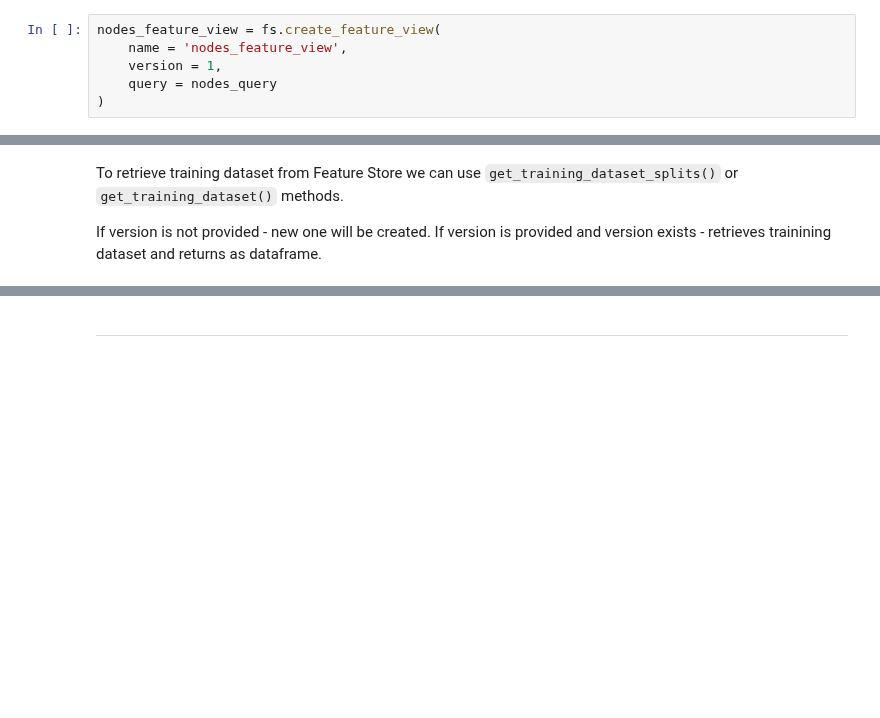
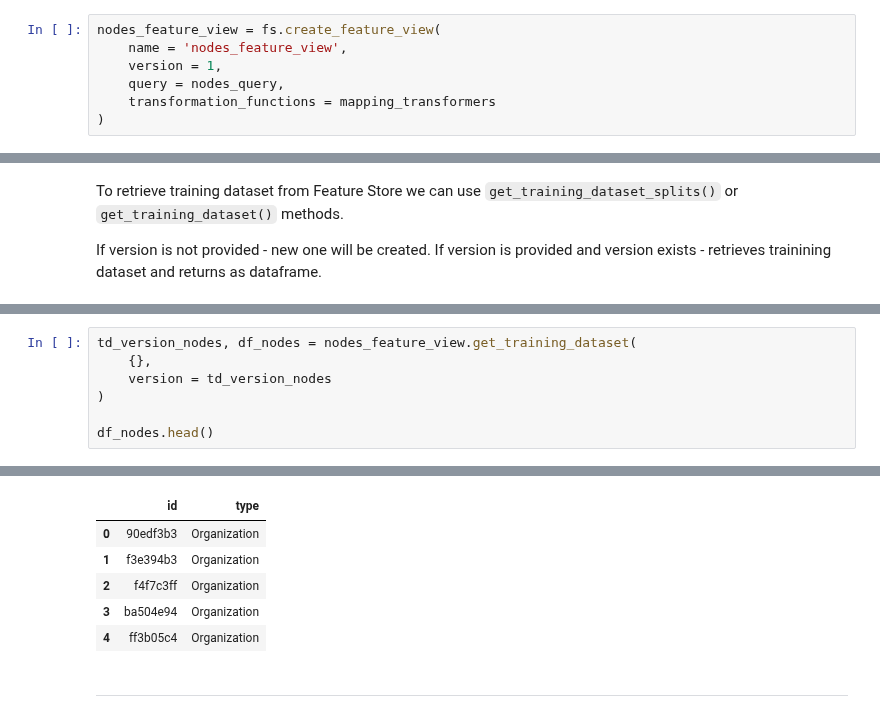
Before and after one commit to logicalclocks/aml_end_to_end, a Jupyter notebook: 2_prep_training_dataset_for_embeddings.ipynb, the cells around one changed output, grey strips where cells are left out. Saved outputs shown, nothing was run; the diff lists cells and outputs as text; blank space fills up the shorter version.

```diff
--- a/2_prep_training_dataset_for_embeddings.ipynb
+++ b/2_prep_training_dataset_for_embeddings.ipynb
@@ -148,7 +150,8 @@ FROM `aml_demo_featurestore`.`party_fg_1` `fg0`
 nodes_feature_view = fs.create_feature_view(
     name = 'nodes_feature_view',
     version = 1,
-    query = nodes_query
+    query = nodes_query,
+    transformation_functions = mapping_transformers
 )
 # %% [markdown]
 ---
@@ -283,0 +269,8 @@ FutureWarning: pyarrow.hdfs.HadoopFileSystem is deprecated as of 2.0.0, please u
+# %%
+td_version_nodes, df_nodes = nodes_feature_view.get_training_dataset(
+    {},
+    version = td_version_nodes
+)
+
+df_nodes.head()
+# %% [output]
@@ -284,2 +278,8 @@ FutureWarning: pyarrow.hdfs.HadoopFileSystem is deprecated as of 2.0.0, please u
+|  | id | type |
+| 0 | 90edf3b3 | Organization |
+| 1 | f3e394b3 | Organization |
+| 2 | f4f7c3ff | Organization |
+| 3 | ba504e94 | Organization |
+| 4 | ff3b05c4 | Organization |
 # %% [markdown]
 ---
```
Also changed, not shown: parts of 27 cells of this notebook, 1 other file.
